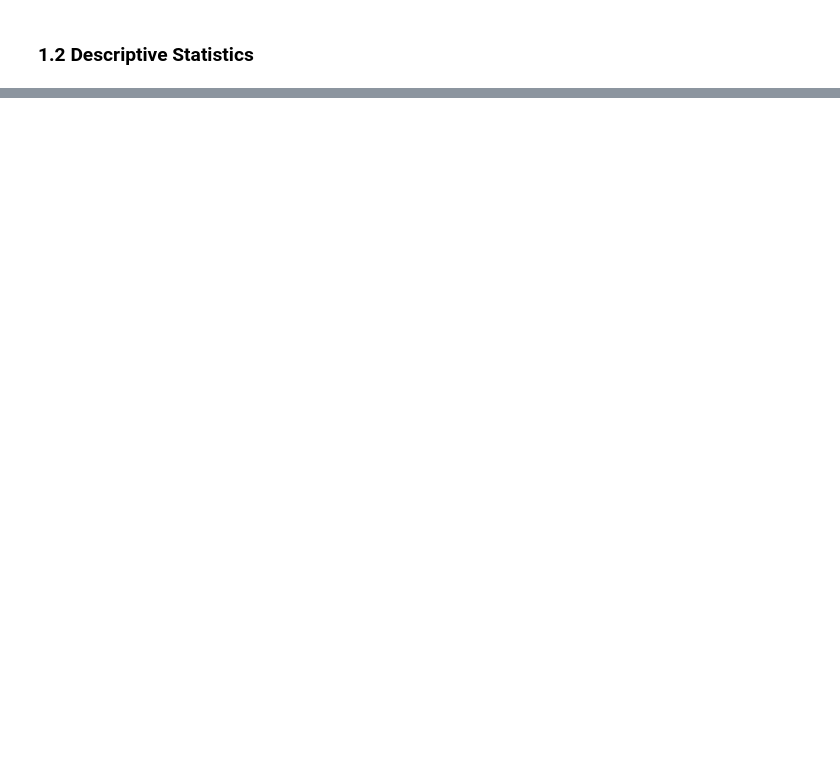
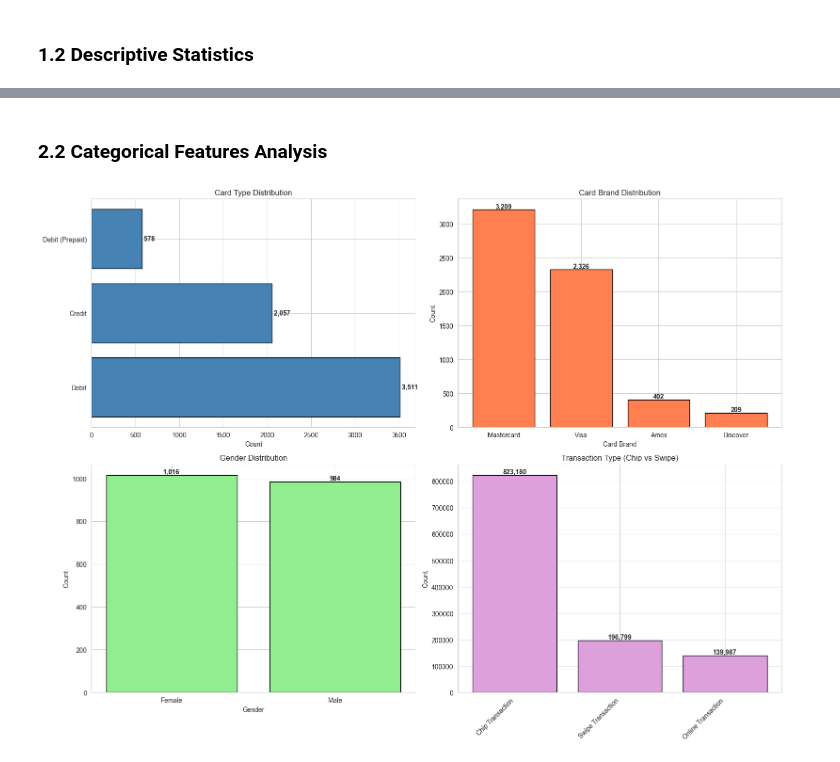
Before and after one commit to babdudu/dataMining, a Jupyter notebook: Project.ipynb, the cells around one changed output, grey strips where cells are left out. Cells and saved outputs as stored; diff of their text form; code cells hidden in the pictures; blank space fills up the shorter version.

```diff
--- a/Project.ipynb
+++ b/Project.ipynb
@@ -697,0 +501,46 @@ Rome            1656  1360.0   82.125604
+# %% [markdown]
+### 2.2 Categorical Features Analysis
+# %%
+# Categorical features analysis
+fig, axes = plt.subplots(2, 2, figsize=(16, 12))
+
+# Card type
+card_type_counts = cards['card_type'].value_counts()
+axes[0, 0].barh(card_type_counts.index, card_type_counts.values, color='steelblue', edgecolor='black')
+axes[0, 0].set_xlabel('Count')
+axes[0, 0].set_title('Card Type Distribution')
+for i, v in enumerate(card_type_counts.values):
+    axes[0, 0].text(v, i, f' {v:,}', va='center', fontweight='bold')
+
+# Card brand
+card_brand_counts = cards['card_brand'].value_counts()
+axes[0, 1].bar(card_brand_counts.index, card_brand_counts.values, color='coral', edgecolor='black')
+axes[0, 1].set_xlabel('Card Brand')
+axes[0, 1].set_ylabel('Count')
+axes[0, 1].set_title('Card Brand Distribution')
+for i, v in enumerate(card_brand_counts.values):
+    axes[0, 1].text(i, v, f'{v:,}', ha='center', va='bottom', fontweight='bold')
+
+# Gender
+gender_counts = users['gender'].value_counts()
+axes[1, 0].bar(gender_counts.index, gender_counts.values, color='lightgreen', edgecolor='black')
+axes[1, 0].set_xlabel('Gender')
+axes[1, 0].set_ylabel('Count')
+axes[1, 0].set_title('Gender Distribution')
+for i, v in enumerate(gender_counts.values):
+    axes[1, 0].text(i, v, f'{v:,}', ha='center', va='bottom', fontweight='bold')
+
+# Transaction type (use_chip)
+use_chip_counts = transactions['use_chip'].value_counts()
+axes[1, 1].bar(range(len(use_chip_counts)), use_chip_counts.values, color='plum', edgecolor='black')
+axes[1, 1].set_xticks(range(len(use_chip_counts)))
+axes[1, 1].set_xticklabels(use_chip_counts.index, rotation=45, ha='right')
+axes[1, 1].set_ylabel('Count')
+axes[1, 1].set_title('Transaction Type (Chip vs Swipe)')
+for i, v in enumerate(use_chip_counts.values):
+    axes[1, 1].text(i, v, f'{v:,}', ha='center', va='bottom', fontweight='bold')
+
+plt.tight_layout()
+plt.show()
+# %% [output]
+[figure, added]
```
Also changed, not shown: parts of 91 cells of this notebook, 1 other file.
